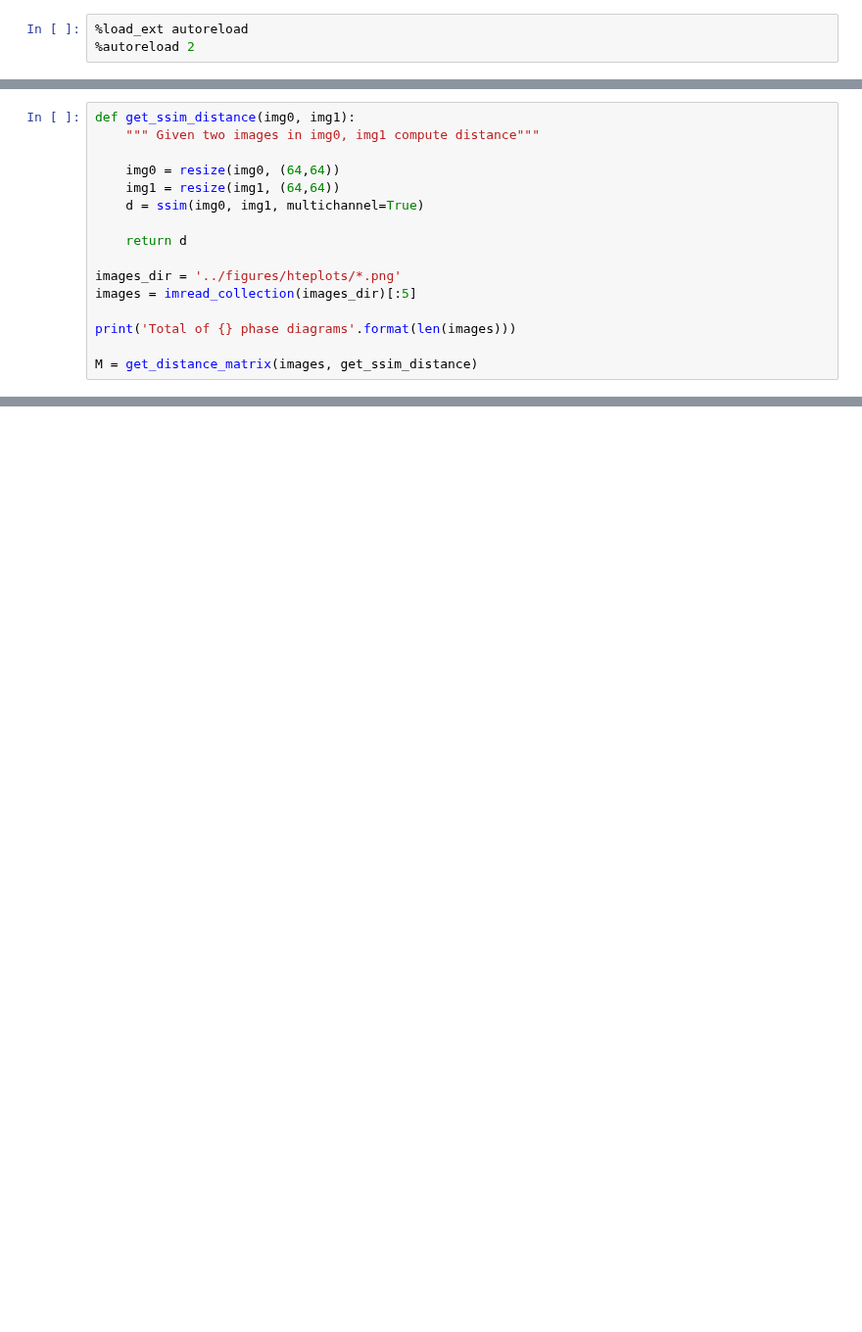
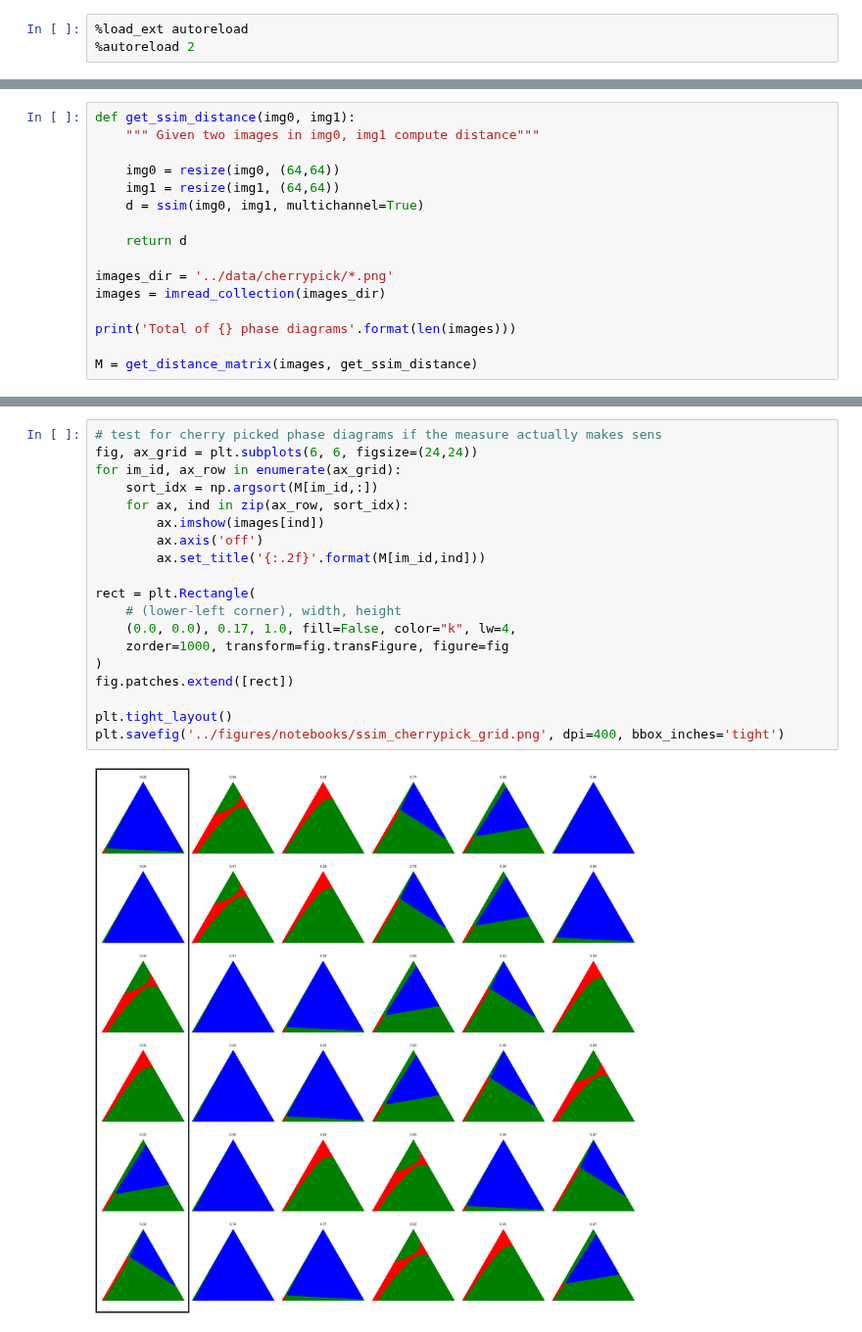
Before and after one commit to kiranvad/polyphase, a Jupyter notebook: notebooks/Representations for Machine Learning of Phase diagrams.ipynb, the cells around one changed output, grey strips where cells are left out. Shown at 98% size. Saved outputs shown, nothing was run; the diff lists cells and outputs as text; blank space fills up the shorter version.

```diff
--- a/notebooks/Representations for Machine Learning of Phase diagrams.ipynb
+++ b/notebooks/Representations for Machine Learning of Phase diagrams.ipynb
@@ -55,8 +54,8 @@ def get_ssim_distance(img0, img1):
 
     return d
 
-images_dir = '../figures/hteplots/*.png'
-images = imread_collection(images_dir)[:5]
+images_dir = '../data/cherrypick/*.png'
+images = imread_collection(images_dir)
 
 print('Total of {} phase diagrams'.format(len(images)))
 
@@ -75,0 +78,21 @@ Computation took : 00 Hr:00 min:22.01 sec
+# %%
+# test for cherry picked phase diagrams if the measure actually makes sens
+fig, ax_grid = plt.subplots(6, 6, figsize=(24,24))
+for im_id, ax_row in enumerate(ax_grid):
+    sort_idx = np.argsort(M[im_id,:])
+    for ax, ind in zip(ax_row, sort_idx):
+        ax.imshow(images[ind])
+        ax.axis('off')
+        ax.set_title('{:.2f}'.format(M[im_id,ind]))
+
+rect = plt.Rectangle(
+    # (lower-left corner), width, height
+    (0.0, 0.0), 0.17, 1.0, fill=False, color="k", lw=4,
+    zorder=1000, transform=fig.transFigure, figure=fig
+)
+fig.patches.extend([rect])
+
+plt.tight_layout()
+plt.savefig('../figures/notebooks/ssim_cherrypick_grid.png', dpi=400, bbox_inches='tight')
+# %% [output]
+[figure, added]
```
Also changed, not shown: parts of 5 cells of this notebook, 3 other files.
